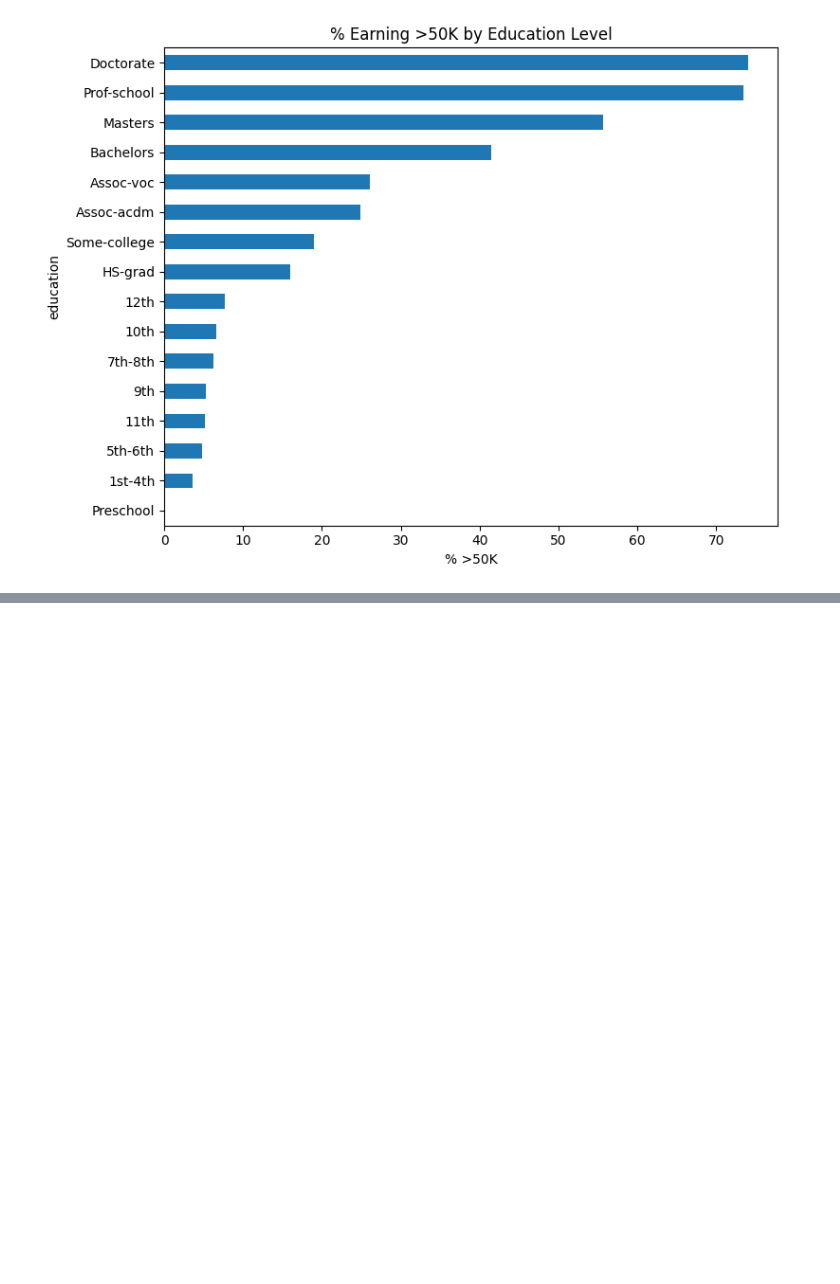
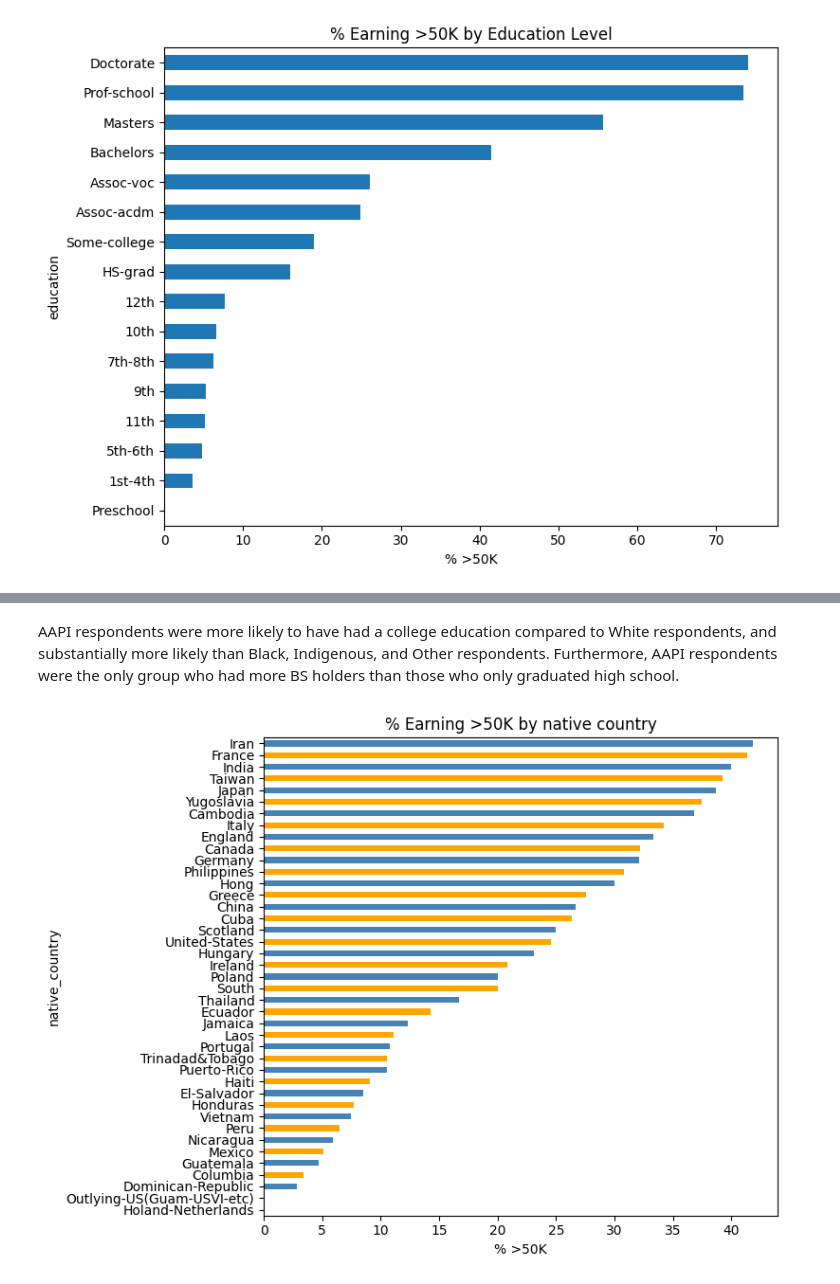
Before and after one commit to ewhitela/project-template, a Jupyter notebook: irvine_adults.ipynb, the cells around one changed output, grey strips where cells are left out. Cells and saved outputs as stored; diff of their text form; code cells hidden in the pictures; blank space fills up the shorter version.

```diff
--- a/irvine_adults.ipynb
+++ b/irvine_adults.ipynb
@@ -92,0 +140,14 @@ plt.show()
+# %% [markdown]
+AAPI respondents were more likely to have had a college education compared to White respondents, and substantially more likely than Black, Indigenous, and Other respondents. Furthermore, AAPI respondents were the only group who had more BS holders than those who only graduated high school.
+# %%
+edu_pct = df.groupby('native_country')['income'].apply(
+    lambda x: (x == '>50K').mean() * 100
+).sort_values()
+
+edu_pct.plot(kind='barh', figsize=(8, 6), color=['steelblue', 'orange'])
+plt.title('% Earning >50K by native country')
+plt.xlabel('% >50K')
+plt.tight_layout()
+plt.show()
+# %% [output]
+[figure, added]
```
Also changed, not shown: parts of 11 cells of this notebook.
